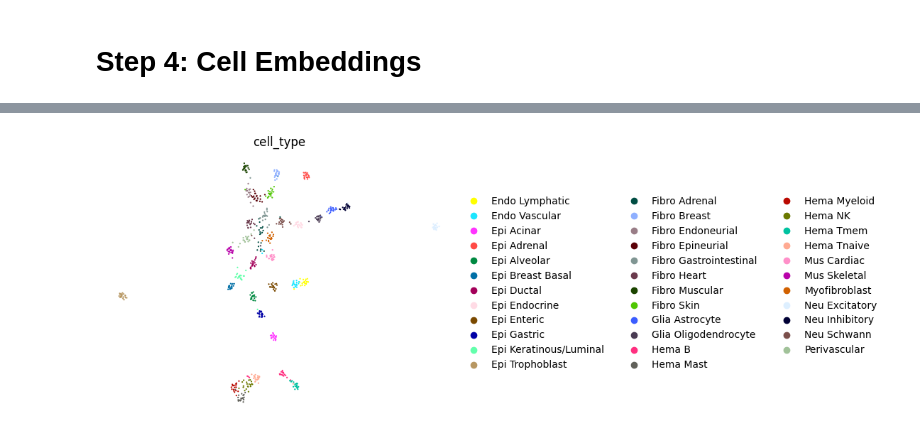
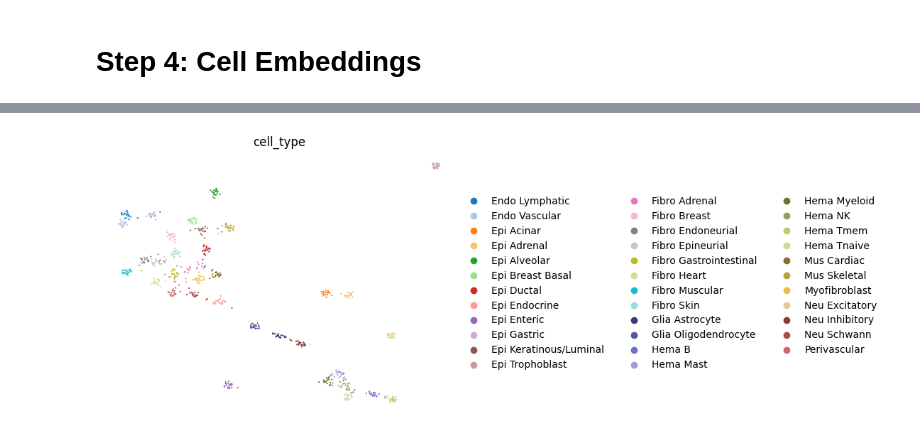
Before and after one commit to ChaoqiLiang/scDNAm-GPT, a Jupyter notebook: tutorials/1_celltype_annotation.ipynb, the cells around one changed output, grey strips where cells are left out. Saved outputs shown, nothing was run; the diff lists cells and outputs as text; code cells hidden in the pictures.

```diff
--- a/tutorials/1_celltype_annotation.ipynb
+++ b/tutorials/1_celltype_annotation.ipynb
@@ -233,21 +254,35 @@ AnnData saved
 # %%
 import scanpy as sc
 import matplotlib.pyplot as plt
 
 # Suppress verbose logging
 sc.settings.verbosity = 0
 
 # Load h5ad file
 adata = sc.read_h5ad(f"{output_dir}/humanbody_testset_sample/humanbody_testset_sample.h5ad")
 
 # Run PCA -> compute neighbors -> UMAP
-sc.pp.pca(adata, n_comps=20, random_state=42)
-sc.pp.neighbors(adata, n_pcs=20, n_neighbors=16, random_state=42)
+sc.pp.pca(adata, n_comps=64, random_state=42)
+sc.pp.neighbors(adata, n_pcs=32, n_neighbors=16, random_state=42)
 sc.tl.umap(adata, random_state=42)
 
-# Plot UMAP (colored by cell_type if available)
-sc.pl.umap(adata, color="cell_type", size=10, frameon=False)
+# generating 35 colors
+import seaborn as sns
+palette_35 = sns.color_palette("tab20", 20) + sns.color_palette("tab20b", 15)  # 共35个
+
+# cell_type → color
+unique_celltypes = adata.obs["cell_type"].unique().tolist()
+palette_dict = {ct: palette_35[i] for i, ct in enumerate(unique_celltypes)}
+
+# Plot UMAP
+sc.pl.umap(
+    adata,
+    color="cell_type",
+    size=10,
+    frameon=False,
+    palette=palette_dict
+)
 
 plt.show()
 # %% [output]
-[figure, old version]
+[figure, new version]
```
Also changed, not shown: parts of 3 cells of this notebook, 16 other files.
